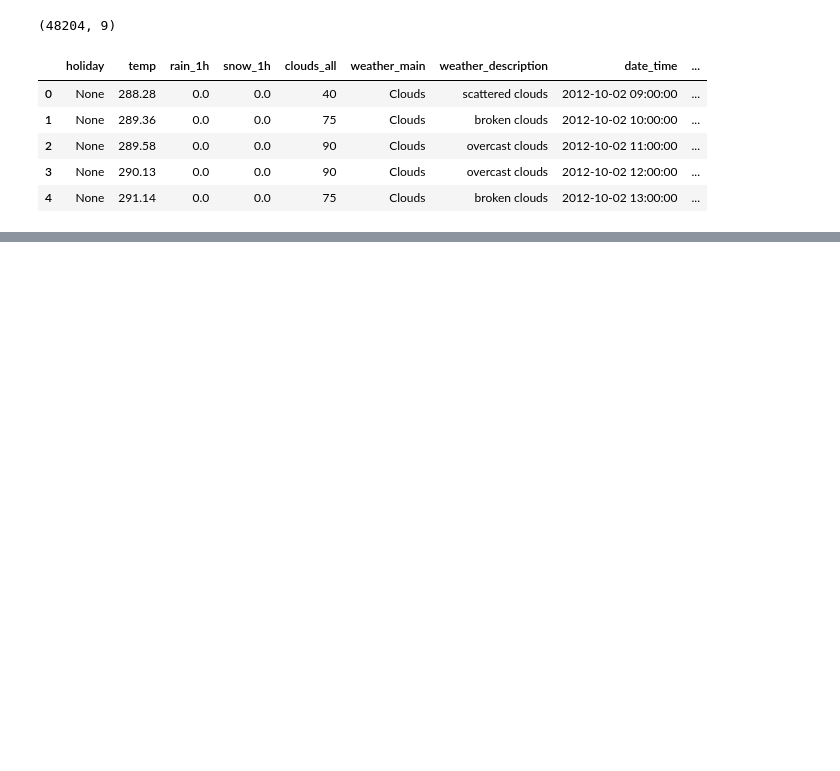
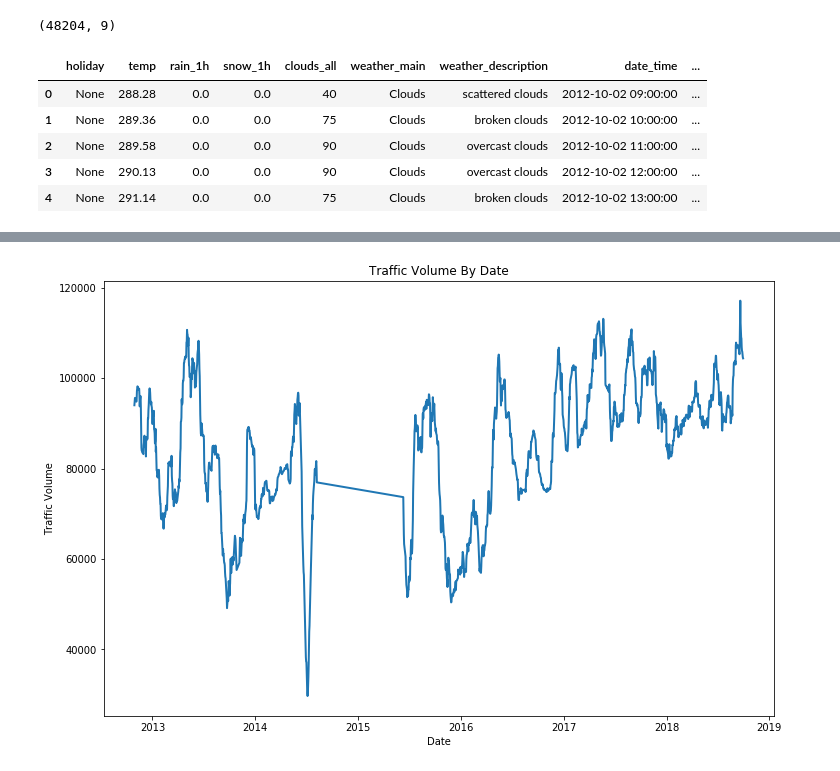
Before and after one commit to calebpitts/TrafficVolumes, a Jupyter notebook: traffic_analysis.ipynb, the cells around one changed output, grey strips where cells are left out. Cells and saved outputs as stored; diff of their text form; code cells hidden in the pictures; blank space fills up the shorter version.

```diff
--- a/traffic_analysis.ipynb
+++ b/traffic_analysis.ipynb
@@ -18,0 +235,10 @@ df.head()
+# %%
+day_volumes["traffic_volume_r7"] = day_volumes["traffic_volume"].rolling(window=28).mean()
+# %%
+plt.figure(figsize=(12,8))
+plt.plot(day_volumes.index, day_volumes["traffic_volume_r7"], lw=2)
+plt.title("Traffic Volume By Date")
+plt.xlabel("Date")
+plt.ylabel("Traffic Volume");
+# %% [output]
+[figure, added]
```
Also changed, not shown: parts of 38 cells of this notebook.
